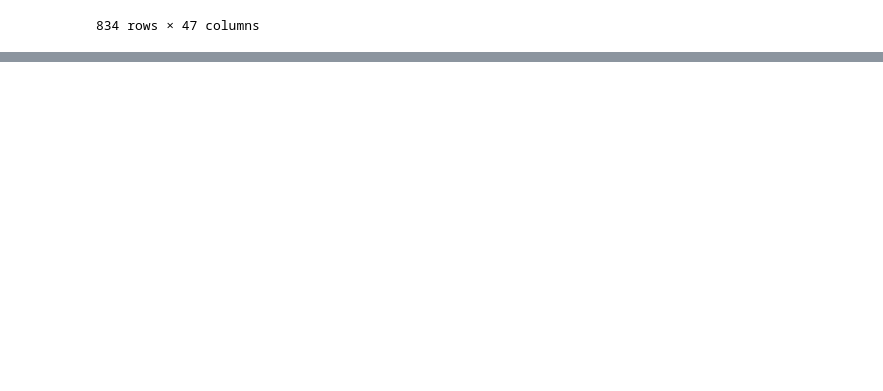
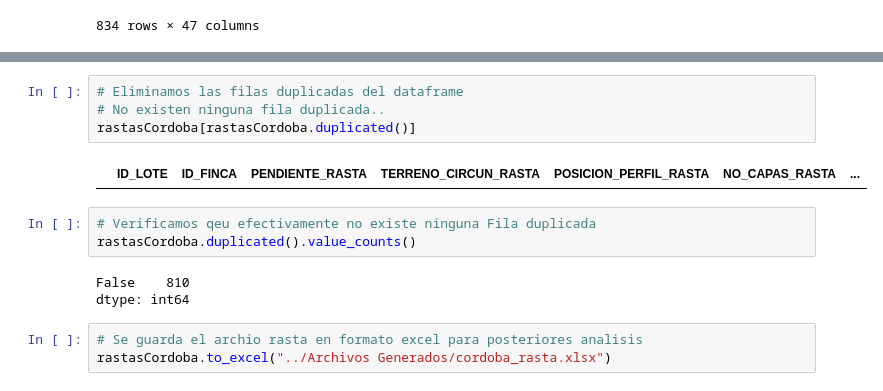
Before and after one commit to GermanMoran/TesisMaestria, a Jupyter notebook: codigos/LIMPIEZA_DATOS.ipynb, the cells around one changed output, grey strips where cells are left out. Cells and saved outputs as stored; diff of their text form; blank space fills up the shorter version.

```diff
--- a/codigos/LIMPIEZA_DATOS.ipynb
+++ b/codigos/LIMPIEZA_DATOS.ipynb
@@ -1249,0 +1293,15 @@ eventosFinales
+# %%
+# Eliminamos las filas duplicadas del dataframe
+# No existen ninguna fila duplicada..
+rastasCordoba[rastasCordoba.duplicated()]
+# %% [output]
+|  | ID_LOTE | ID_FINCA | PENDIENTE_RASTA | TERRENO_CIRCUN_RASTA | POSICION_PERFIL_RASTA | NO_CAPAS_RASTA | ... |
+# %%
+# Verificamos qeu efectivamente no existe ninguna Fila duplicada
+rastasCordoba.duplicated().value_counts()
+# %% [output]
+False    810
+dtype: int64
+# %%
+# Se guarda el archio rasta en formato excel para posteriores analisis
+rastasCordoba.to_excel("../Archivos Generados/cordoba_rasta.xlsx")
```
Also changed, not shown: parts of 26 cells of this notebook, 3 other files.
